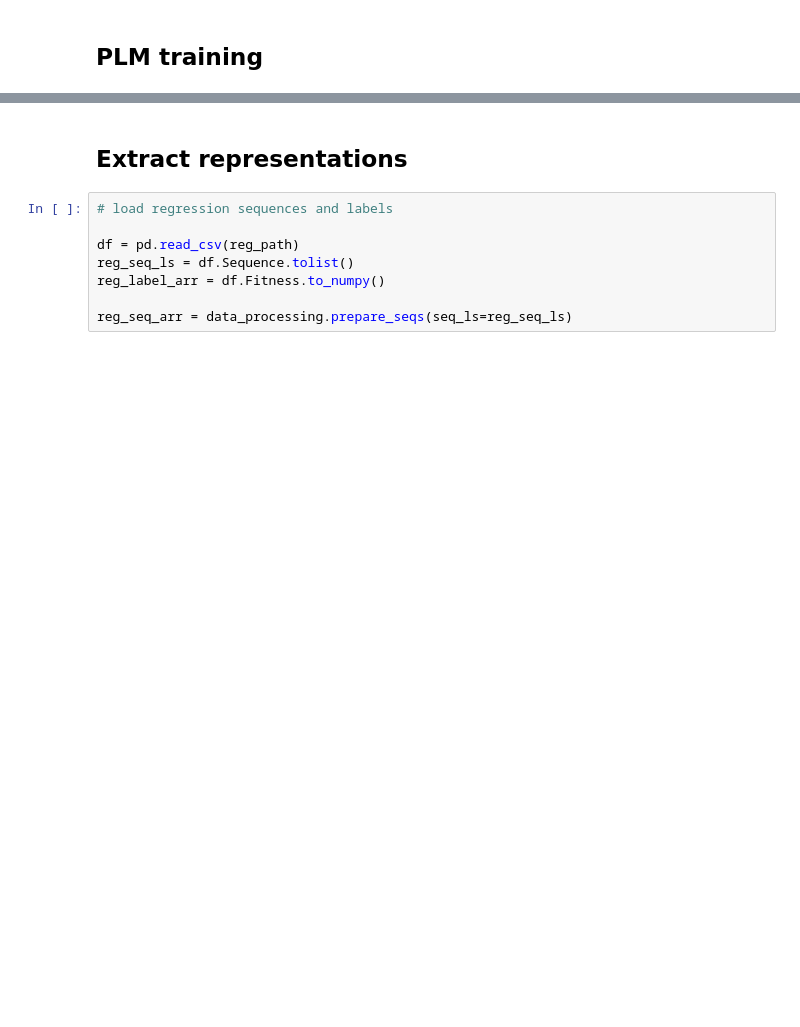
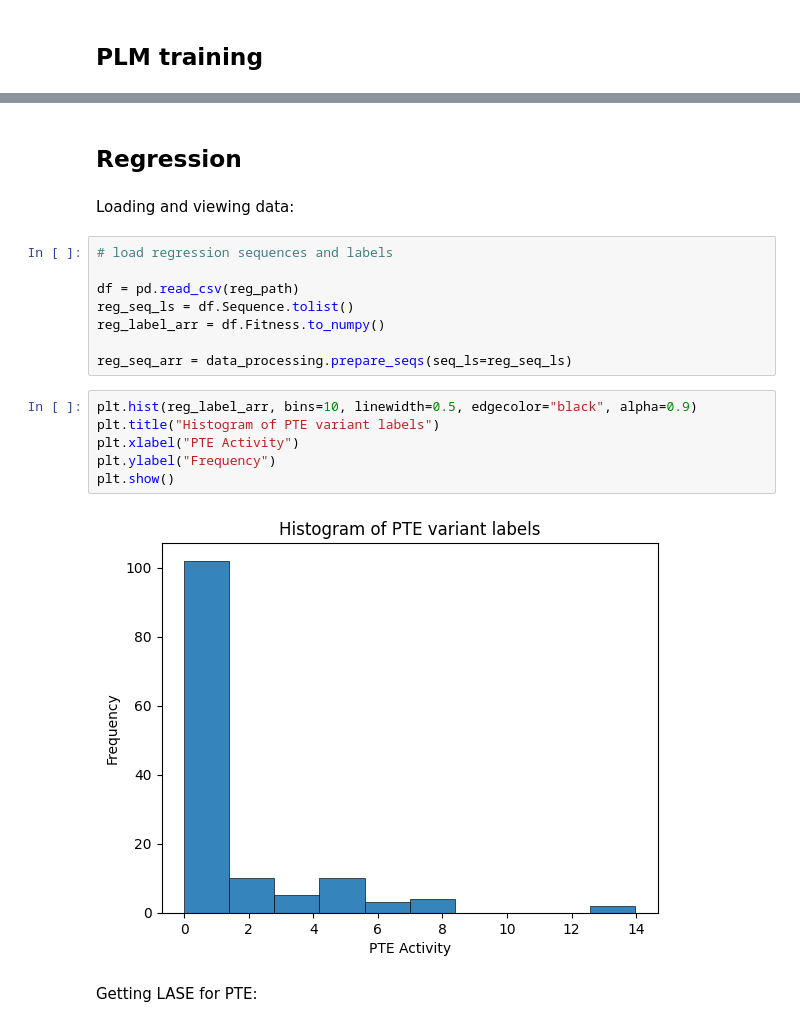
Before and after one commit to RSCJacksonLab/local-ancestral-sequence-embeddings, a Jupyter notebook: demo.ipynb, the cells around one changed output, grey strips where cells are left out. Saved outputs shown, nothing was run; the diff lists cells and outputs as text; blank space fills up the shorter version.

```diff
--- a/demo.ipynb
+++ b/demo.ipynb
@@ -78,5 +101,7 @@ InvalidArgumentError: Exception encountered when calling layer 'embedding_2' (ty
-# %% [markdown]
-## Extract representations
+# %% [markdown]
+## Regression
+# %% [markdown]
+Loading and viewing data:
 # %%
 # load regression sequences and labels
 
@@ -85,6 +110,16 @@ reg_seq_ls = df.Sequence.tolist()
 reg_label_arr = df.Fitness.to_numpy()
 
 reg_seq_arr = data_processing.prepare_seqs(seq_ls=reg_seq_ls)
+# %%
+plt.hist(reg_label_arr, bins=10, linewidth=0.5, edgecolor="black", alpha=0.9)
+plt.title("Histogram of PTE variant labels")
+plt.xlabel("PTE Activity")
+plt.ylabel("Frequency")
+plt.show()
+# %% [output]
+[figure, added]
+# %% [markdown]
+Getting LASE for PTE:
 # %%
 # load pre-trained model
 
```
Also changed, not shown: parts of 14 cells of this notebook, 8 other files.
